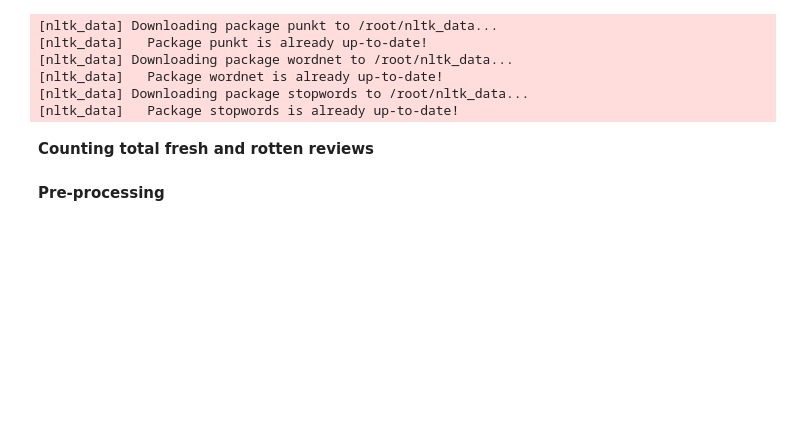
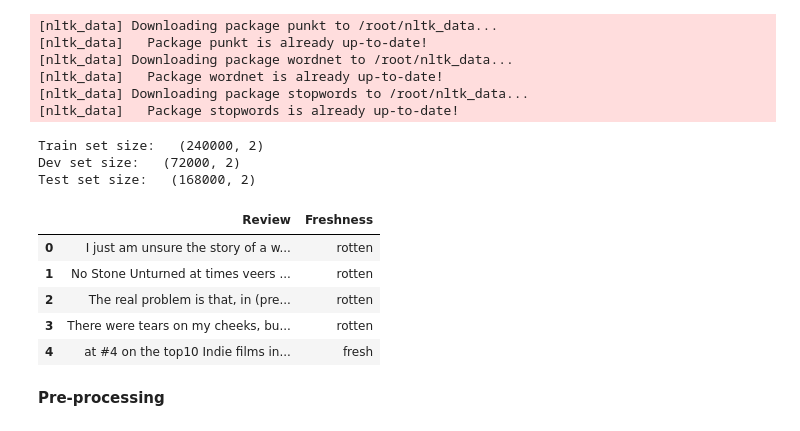
Before and after one commit to Moukthika1253/NaiveBayesClassifier-Rotten-Tomato-reviews, a Jupyter notebook: NBC_Rotten_tomato_reviews.ipynb, the cells around one changed output. Saved outputs shown, nothing was run; the diff lists cells and outputs as text; code cells hidden in the pictures; blank space fills up the shorter version.

```diff
--- a/NBC_Rotten_tomato_reviews.ipynb
+++ b/NBC_Rotten_tomato_reviews.ipynb
@@ -21,4 +22,4 @@ from nltk.stem import PorterStemmer
 [nltk_data] Downloading package stopwords to /root/nltk_data...
 [nltk_data]   Package stopwords is already up-to-date!
 # %%
-rottenTomato_reviews=pd.read_csv('/content/rt_reviews.csv',encoding='latin-1')
+rt_df=pd.read_csv('/content/rt_reviews.csv',encoding='latin-1')
@@ -32,2 +25,0 @@ word_dict=defaultdict(lambda:[0,0])
-# %% [markdown]
-**Counting total fresh and rotten reviews**
@@ -40,2 +26,24 @@ for i in range(len(list(rottenTomato_reviews['Freshness']))):
+# %%
+X_train,X_remaining, y_train, y_remaining= train_test_split(rt_df['Review'],rt_df['Freshness'],train_size=0.5)
+X_test, X_dev, y_test, y_dev = train_test_split(X_remaining,y_remaining,test_size=0.3)
+train_set=pd.concat([X_train,y_train],axis=1).reset_index(drop=True)
+dev_set=pd.concat([X_dev,y_dev],axis=1).reset_index(drop=True)
+test_set=pd.concat([X_test,y_test],axis=1).reset_index(drop=True)
+print(f"Train set size:  ",train_set.shape)
+print(f"Dev set size:  ",dev_set.shape)
+print(f"Test set size:  ",test_set.shape)
+# %% [output]
+Train set size:   (240000, 2)
+Dev set size:   (72000, 2)
+Test set size:   (168000, 2)
+# %%
+train_set.head()
+# %% [output]
+|  | Review | Freshness |
+| 0 | I just am unsure the story of a w... | rotten |
+| 1 | No Stone Unturned at times veers ... | rotten |
+| 2 | The real problem is that, in (pre... | rotten |
+| 3 | There were tears on my cheeks, bu... | rotten |
+| 4 | at #4 on the top10 Indie films in... | fresh |
 # %% [markdown]
  **Pre-processing**
```
Also changed, not shown: parts of 39 cells of this notebook.
